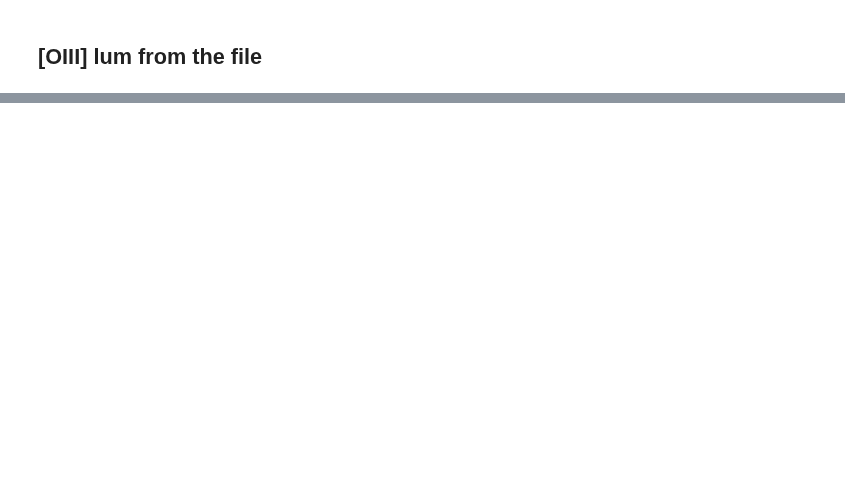
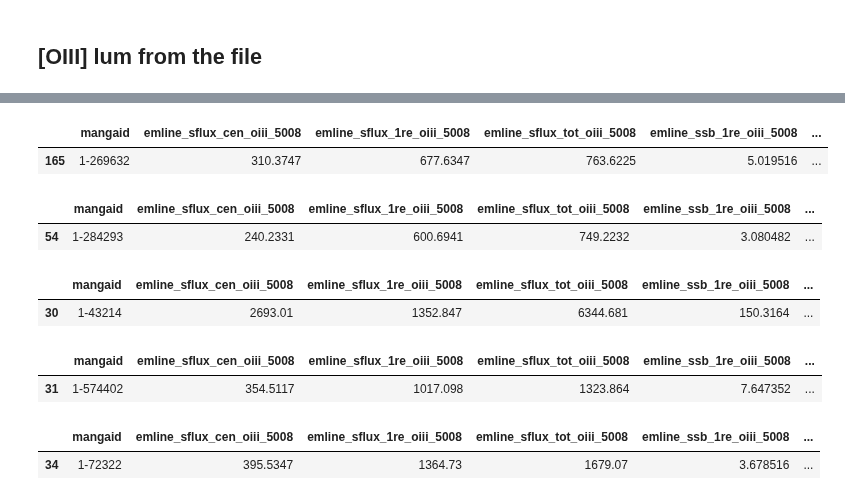
Before and after one commit to Natacha-U/Snr-Prj, a Jupyter notebook: Display_Results.ipynb, the cells around one changed output, grey strips where cells are left out. Saved outputs shown, nothing was run; the diff lists cells and outputs as text; code cells hidden in the pictures; blank space fills up the shorter version.

```diff
--- a/Display_Results.ipynb
+++ b/Display_Results.ipynb
@@ -201,0 +154,25 @@ for i in range(len(mangaid)):
+# %%
+df2.loc[df2['mangaid'] == mangaid[2]]
+# %% [output]
+|  | mangaid | emline_sflux_cen_oiii_5008 | emline_sflux_1re_oiii_5008 | emline_sflux_tot_oiii_5008 | emline_ssb_1re_oiii_5008 | ... |
+| 165 | 1-269632 | 310.3747 | 677.6347 | 763.6225 | 5.019516 | ... |
+# %%
+df2.loc[df2['mangaid'] == mangaid[3]]
+# %% [output]
+|  | mangaid | emline_sflux_cen_oiii_5008 | emline_sflux_1re_oiii_5008 | emline_sflux_tot_oiii_5008 | emline_ssb_1re_oiii_5008 | ... |
+| 54 | 1-284293 | 240.2331 | 600.6941 | 749.2232 | 3.080482 | ... |
+# %%
+df2.loc[df2['mangaid'] == mangaid[4]]
+# %% [output]
+|  | mangaid | emline_sflux_cen_oiii_5008 | emline_sflux_1re_oiii_5008 | emline_sflux_tot_oiii_5008 | emline_ssb_1re_oiii_5008 | ... |
+| 30 | 1-43214 | 2693.01 | 1352.847 | 6344.681 | 150.3164 | ... |
+# %%
+df2.loc[df2['mangaid'] == mangaid[5]]
+# %% [output]
+|  | mangaid | emline_sflux_cen_oiii_5008 | emline_sflux_1re_oiii_5008 | emline_sflux_tot_oiii_5008 | emline_ssb_1re_oiii_5008 | ... |
+| 31 | 1-574402 | 354.5117 | 1017.098 | 1323.864 | 7.647352 | ... |
+# %%
+df2.loc[df2['mangaid'] == mangaid[6]]
+# %% [output]
+|  | mangaid | emline_sflux_cen_oiii_5008 | emline_sflux_1re_oiii_5008 | emline_sflux_tot_oiii_5008 | emline_ssb_1re_oiii_5008 | ... |
+| 34 | 1-72322 | 395.5347 | 1364.73 | 1679.07 | 3.678516 | ... |
```
Also changed, not shown: parts of 42 cells of this notebook, 1 other file.
